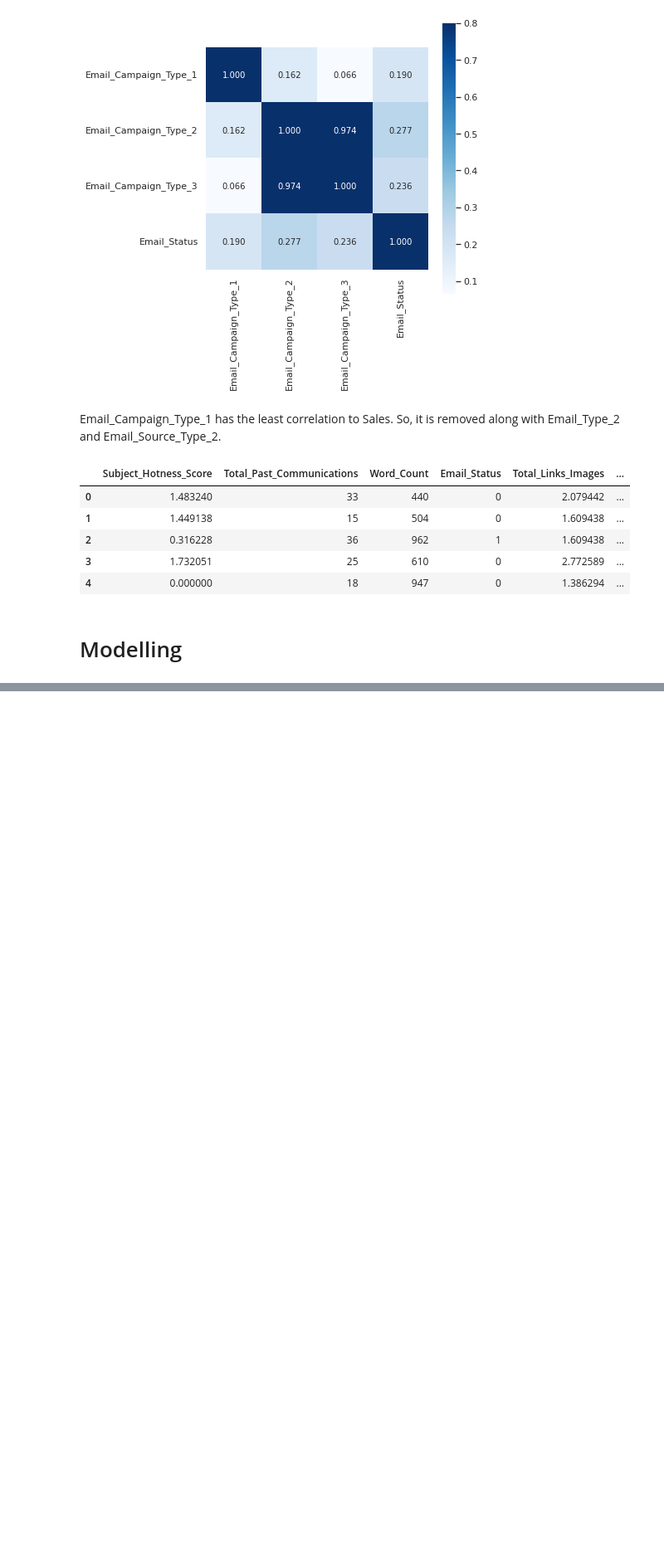
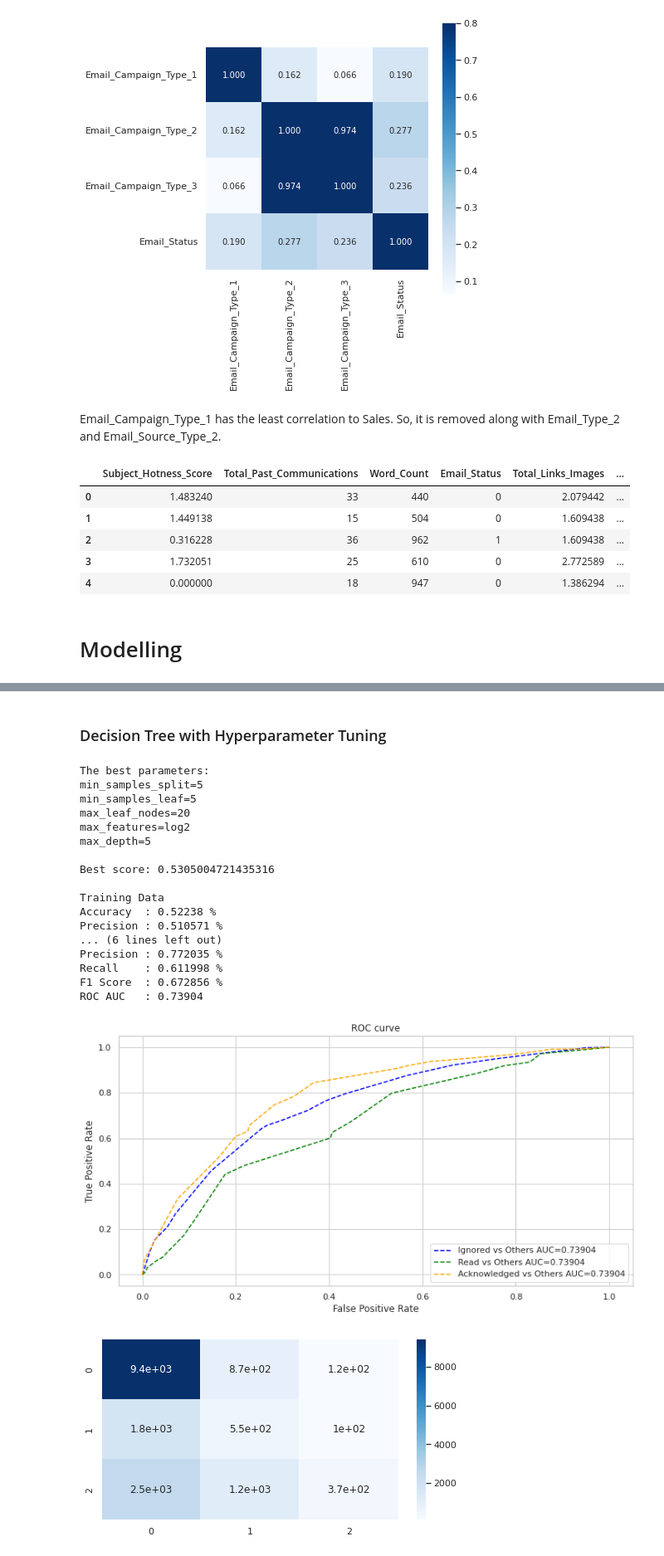
Before and after one commit to connect-midhunr/email-campaign-effectiveness-prediction, a Jupyter notebook: Email_Campaign_Effectiveness_Prediction_Capstone_Project.ipynb, the cells around one changed output, grey strips where cells are left out. Shown at 83% size. Saved outputs shown, nothing was run; the diff lists cells and outputs as text; code cells hidden in the pictures; blank space fills up the shorter version.

```diff
--- a/Email_Campaign_Effectiveness_Prediction_Capstone_Project.ipynb
+++ b/Email_Campaign_Effectiveness_Prediction_Capstone_Project.ipynb
@@ -835,0 +1095,45 @@ campaign_df.head()
+# %% [markdown]
+### Decision Tree with Hyperparameter Tuning
+# %%
+# initialize hyperparameters for decision tree classifier
+decision_tree = DecisionTreeClassifier()
+parameters = {'max_depth': [5, 10, None],
+              'min_samples_leaf': [1, 2, 5],
+              'min_samples_split': [2, 5, 10],
+              'max_leaf_nodes': [5, 20, 100],
+              'max_features': ['auto', 'sqrt', 'log2']}
+# %%
+# train data with decision tree on random undersampling
+dt_rus = RandomizedSearchCV(decision_tree, parameters, cv=5, n_iter=10)
+dt_rus.fit(X_train_rus, y_train_rus)
+
+# model evaluation
+model_evaluation = calculate_model_metrics(dt_rus, X_train_rus, y_train_rus, X_test, y_test)
+
+# add metrics to metrics table
+metrics_table.loc[len(metrics_table.index)] = ['Decision Tree', 'RandomUnderSampling',
+                                                model_evaluation['Train_Accuracy'], model_evaluation['Train_Precision'],
+                                                model_evaluation['Train_Recall'], model_evaluation['Train_F1_Score'],
+                                                model_evaluation['Train_ROC_AUC'], model_evaluation['Test_Accuracy'],
+                                                model_evaluation['Test_Precision'], model_evaluation['Test_Recall'],
+                                                model_evaluation['Test_F1_Score'], model_evaluation['Test_ROC_AUC']]
+# %% [output]
+The best parameters:
+min_samples_split=5
+min_samples_leaf=5
+max_leaf_nodes=20
+max_features=log2
+max_depth=5
+
+Best score: 0.5305004721435316
+
+Training Data
+Accuracy  : 0.52238 %
+Precision : 0.510571 %
+... (6 lines left out)
+Precision : 0.772035 %
+Recall    : 0.611998 %
+F1 Score  : 0.672856 %
+ROC AUC   : 0.73904
+[figure, added]
+[figure, added]
```
Also changed, not shown: parts of 36 cells of this notebook.
